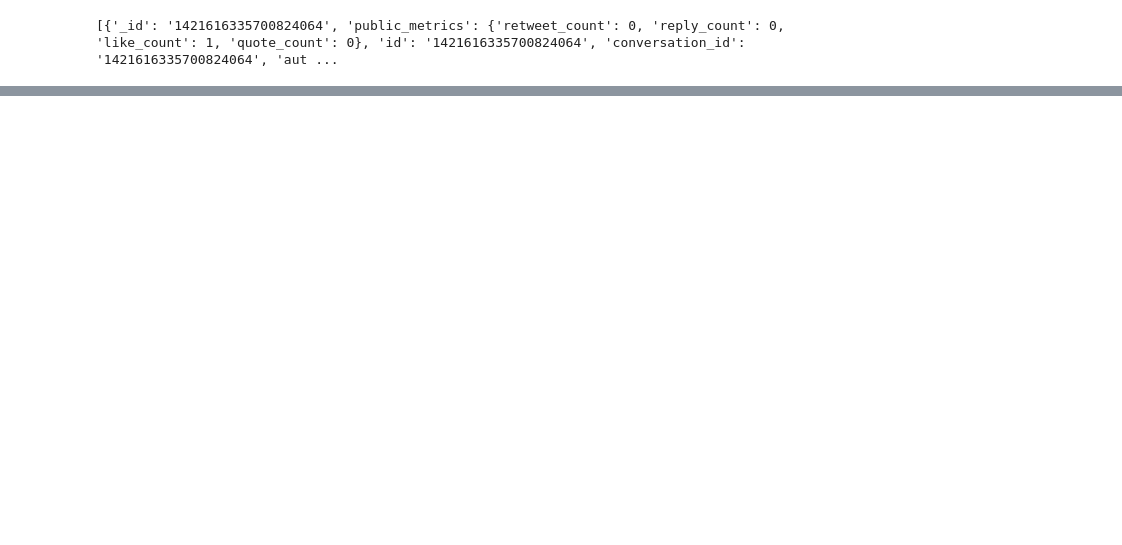
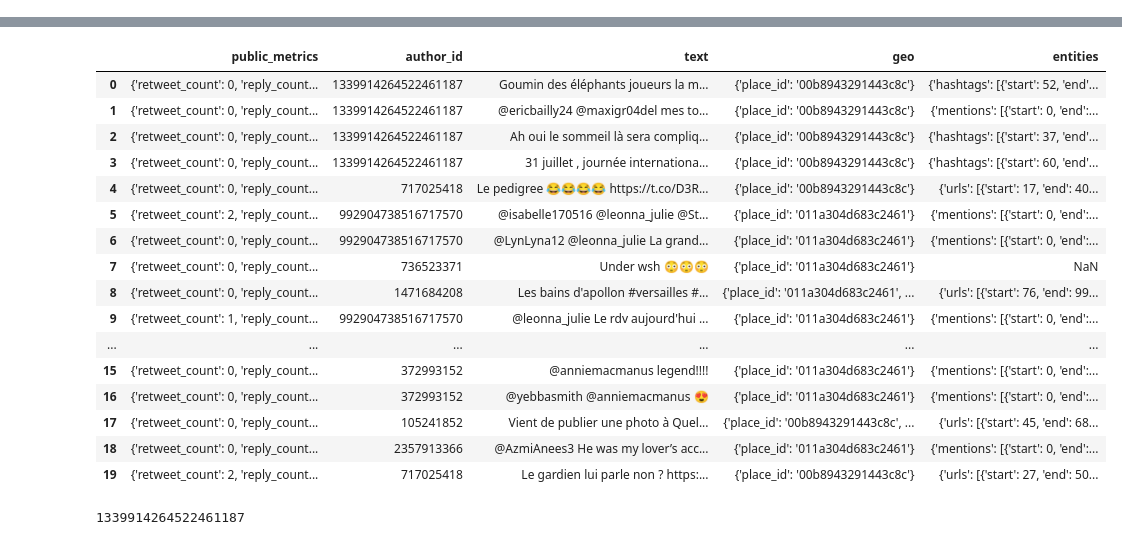
Before and after one commit to uvsq22104322/Cours, a Jupyter notebook: IN304 Dev/TD11-12 PROJET/projet.ipynb, the cells around one changed output, grey strips where cells are left out. Cells and saved outputs as stored; diff of their text form; code cells hidden in the pictures; blank space fills up the shorter version.

```diff
--- a/IN304 Dev/TD11-12 PROJET/projet.ipynb
+++ b/IN304 Dev/TD11-12 PROJET/projet.ipynb
@@ -71,9 +71,7 @@ import json
 
 with open("versailles_tweets_100.json") as tweets:
     data =json.load(tweets)
-print(data)
+#print(data)
-# %% [output]
-[{'_id': '1421616335700824064', 'public_metrics': {'retweet_count': 0, 'reply_count': 0, 'like_count': 1, 'quote_count': 0}, 'id': '1421616335700824064', 'conversation_id': '1421616335700824064', 'aut ...
 # %%
 import pandas as pd
 data_f_tweets = pd.DataFrame(data)
@@ -96,3 +94,43 @@ data_f_tweets
 | 17 | 1421487092023050244 | {'retweet_count': 0, 'reply_count... | 1421487092023050244 | 1421487092023050244 | 105241852 | Vient de publier une photo à Quel... | {'place_id': '00b8943291443c8c', ... | fr | 2021-07-31T15:05:07.000Z | ... |
 | 18 | 1421472953980571651 | {'retweet_count': 0, 'reply_count... | 1421472953980571651 | 1421384380841353225 | 2357913366 | @AzmiAnees3 He was my lover’s acc... | {'place_id': '011a304d683c2461'} | en | 2021-07-31T14:08:56.000Z | ... |
 | 19 | 1421429486432686081 | {'retweet_count': 2, 'reply_count... | 1421429486432686081 | 1421429486432686081 | 717025418 | Le gardien lui parle non ? https:... | {'place_id': '00b8943291443c8c'} | fr | 2021-07-31T11:16:13.000Z | ... |
+# %%
+#Nettoyage du dataframe, plus important !
+import re
+
+def clean_data(dataframe):
+    clean_dataframe = dataframe.drop(["_id","id","conversation_id","lang","created_at","context_annotations","attachments"], axis=1)
+    regex_arobase = re.compile("@[A-Za-z-0-9]*")
+    for text in clean_dataframe["text"]:
+        regex_arobase.sub(" ", text)
+
+    return clean_dataframe
+
+clean_data(data_f_tweets.copy())
+# %% [output]
+|  | public_metrics | author_id | text | geo | entities |
+| 0 | {'retweet_count': 0, 'reply_count... | 1339914264522461187 | Goumin des éléphants joueurs la m... | {'place_id': '00b8943291443c8c'} | {'hashtags': [{'start': 52, 'end'... |
+| 1 | {'retweet_count': 0, 'reply_count... | 1339914264522461187 | @ericbailly24 @maxigr04del mes to... | {'place_id': '00b8943291443c8c'} | {'mentions': [{'start': 0, 'end':... |
+| 2 | {'retweet_count': 0, 'reply_count... | 1339914264522461187 | Ah oui le sommeil là sera compliq... | {'place_id': '00b8943291443c8c'} | {'hashtags': [{'start': 37, 'end'... |
+| 3 | {'retweet_count': 0, 'reply_count... | 1339914264522461187 | 31 juillet , journée internationa... | {'place_id': '00b8943291443c8c'} | {'hashtags': [{'start': 60, 'end'... |
+| 4 | {'retweet_count': 0, 'reply_count... | 717025418 | Le pedigree 😂😂😂😂 https://t.co/D3R... | {'place_id': '00b8943291443c8c'} | {'urls': [{'start': 17, 'end': 40... |
+| 5 | {'retweet_count': 2, 'reply_count... | 992904738516717570 | @isabelle170516 @leonna_julie @St... | {'place_id': '011a304d683c2461'} | {'mentions': [{'start': 0, 'end':... |
+| 6 | {'retweet_count': 0, 'reply_count... | 992904738516717570 | @LynLyna12 @leonna_julie La grand... | {'place_id': '011a304d683c2461'} | {'mentions': [{'start': 0, 'end':... |
+| 7 | {'retweet_count': 0, 'reply_count... | 736523371 | Under wsh 😳😳😳 | {'place_id': '011a304d683c2461'} | NaN |
+| 8 | {'retweet_count': 0, 'reply_count... | 1471684208 | Les bains d'apollon #versailles #... | {'place_id': '011a304d683c2461', ... | {'urls': [{'start': 76, 'end': 99... |
+| 9 | {'retweet_count': 1, 'reply_count... | 992904738516717570 | @leonna_julie Le rdv aujourd'hui ... | {'place_id': '011a304d683c2461'} | {'mentions': [{'start': 0, 'end':... |
+| ... | ... | ... | ... | ... | ... |
+| 15 | {'retweet_count': 0, 'reply_count... | 372993152 | @anniemacmanus legend!!!! | {'place_id': '011a304d683c2461'} | {'mentions': [{'start': 0, 'end':... |
+| 16 | {'retweet_count': 0, 'reply_count... | 372993152 | @yebbasmith @anniemacmanus 😍 | {'place_id': '011a304d683c2461'} | {'mentions': [{'start': 0, 'end':... |
+| 17 | {'retweet_count': 0, 'reply_count... | 105241852 | Vient de publier une photo à Quel... | {'place_id': '00b8943291443c8c', ... | {'urls': [{'start': 45, 'end': 68... |
+| 18 | {'retweet_count': 0, 'reply_count... | 2357913366 | @AzmiAnees3 He was my lover’s acc... | {'place_id': '011a304d683c2461'} | {'mentions': [{'start': 0, 'end':... |
+| 19 | {'retweet_count': 2, 'reply_count... | 717025418 | Le gardien lui parle non ? https:... | {'place_id': '00b8943291443c8c'} | {'urls': [{'start': 27, 'end': 50... |
+# %%
+#Fonction pour récuperer l'ID de l'auteur du tweet
+
+def author_ID(dataframe,i):
+    return dataframe["author_id"][i]
+
+print(author_ID(data_f_tweets,2))
+# %% [output]
+1339914264522461187
```
Also changed, not shown: parts of 5 cells of this notebook.
